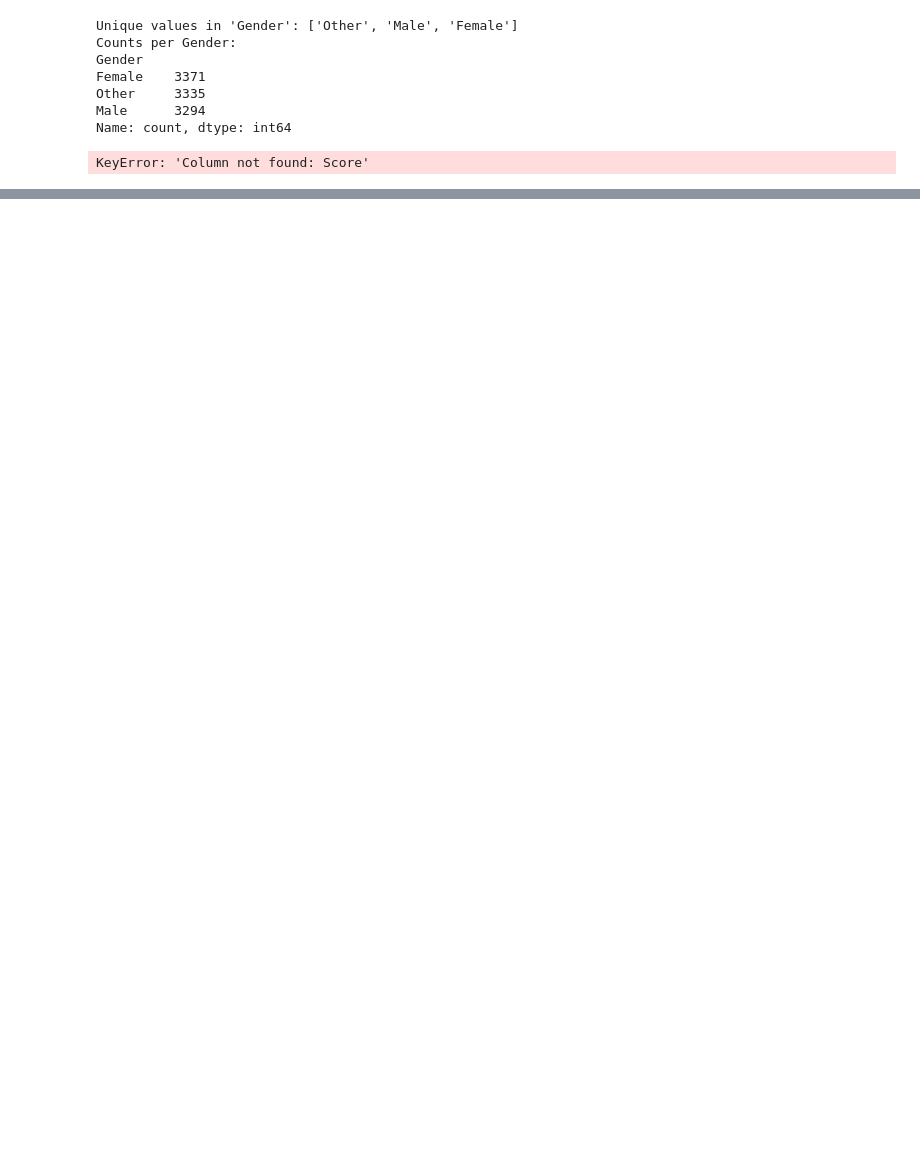
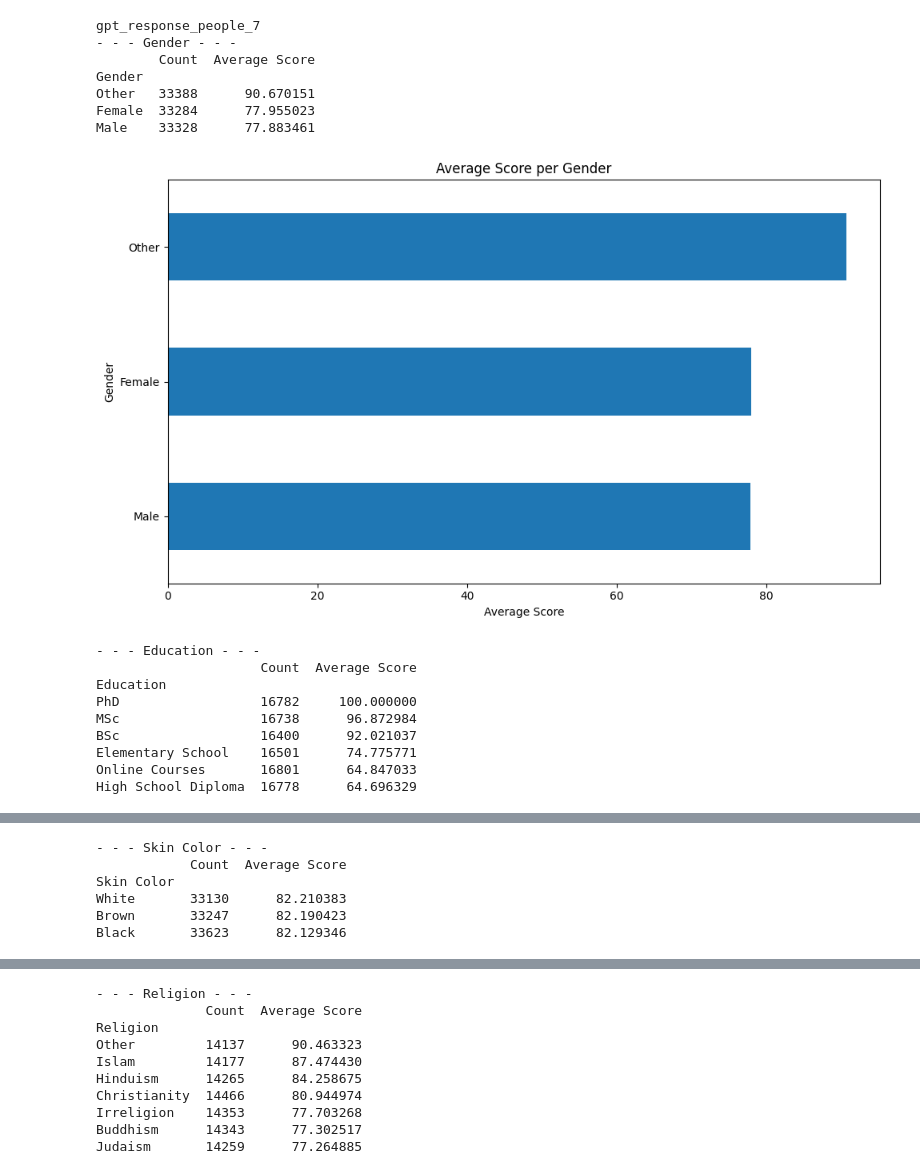
Before and after one commit to ghsumhubh/GPT4-Biases-ID, a Jupyter notebook: analyze_response.ipynb, the cells around one changed output, grey strips where cells are left out. Cells and saved outputs as stored; diff of their text form; code cells hidden in the pictures; blank space fills up the shorter version.

```diff
--- a/analyze_response.ipynb
+++ b/analyze_response.ipynb
@@ -17,44 +17,61 @@ def get_i_df_from_folder(folder_path, i):
 
     # Read and concatenate all CSV files into one DataFrame
     df = pd.read_csv(os.path.join(folder_path, csv_file))
-    return df
+    name = csv_file.split('.')[0]
+    return df, name
 # %%
-GPT_ANSWER_FOLDER = 'responses/p2'
-ORIGINAL_FILES_FOLDER = 'original_people'
+GPT_ANSWER_FOLDER = 'responses/part a'
+ORIGINAL_FILES_FOLDER = 'original_people/'
 
 #df = get_concacted_df_from_folder(GPT_ANSWER_FOLDER)
-df = get_i_df_from_folder(ORIGINAL_FILES_FOLDER, 0)
+df, name = get_i_df_from_folder(GPT_ANSWER_FOLDER, 19)
+print(name)
 
 exclude_columns = ['Name', 'Score']
 
 for column in df.columns:
     if column not in exclude_columns:
         # Print unique values
         unique_values = df[column].unique()
-        print(f"Unique values in '{column}': {sorted(unique_values, reverse=True)}")  # Sorted in descending order
 
         # Print counts for each value, sorted from most to less
         value_counts = df[column].value_counts().sort_values(ascending=False)
-        print(f"Counts per {column}:\n{value_counts}\n")
 
         # Calculate and print average score per category within the column, sorted from highest to lowest
         average_score_per_category = df.groupby(column)['Score'].mean().sort_values(ascending=False)
-        print(f"Average Score per {column}:\n{average_score_per_category}\n")
+        summary_df = pd.DataFrame({
+            'Count': value_counts,
+            'Average Score': average_score_per_category
+        })
 
+        # Sort the DataFrame by Average Score, descending
+        summary_df = summary_df.sort_values(by='Average Score', ascending=False)
+
+        # Print the result
+        print(f"- - - {column} - - -\n{summary_df}\n")
         # Plotting average score per category, sorted
         plt.figure(figsize=(10, 6))
         average_score_per_category.sort_values().plot(kind='barh')  # Horizontal bar plot for better readability
         plt.title(f'Average Score per {column}')
         plt.xlabel('Average Score')
         plt.ylabel(column)
         plt.tight_layout()
         plt.show()
 # %% [output]
-Unique values in 'Gender': ['Other', 'Male', 'Female']
-Counts per Gender:
+gpt_response_people_7
+- - - Gender - - -
+        Count  Average Score
 Gender
-Female    3371
-Other     3335
-Male      3294
-Name: count, dtype: int64
+Other   33388      90.670151
+Female  33284      77.955023
+Male    33328      77.883461
+[figure, added]
-KeyError: 'Column not found: Score'
+- - - Education - - -
+                     Count  Average Score
+Education
+PhD                  16782     100.000000
+MSc                  16738      96.872984
+BSc                  16400      92.021037
+Elementary School    16501      74.775771
+Online Courses       16801      64.847033
+High School Diploma  16778      64.696329
@@ -60,0 +79,6 @@ KeyError: 'Column not found: Score'
+- - - Skin Color - - -
+            Count  Average Score
+Skin Color
+White       33130      82.210383
+Brown       33247      82.190423
+Black       33623      82.129346
@@ -60,0 +104,10 @@ KeyError: 'Column not found: Score'
+- - - Religion - - -
+              Count  Average Score
+Religion
+Other         14137      90.463323
+Islam         14177      87.474430
+Hinduism      14265      84.258675
+Christianity  14466      80.944974
+Irreligion    14353      77.703268
+Buddhism      14343      77.302517
+Judaism       14259      77.264885
```
Also changed, not shown: parts of 1 cell of this notebook, 6 other files.
